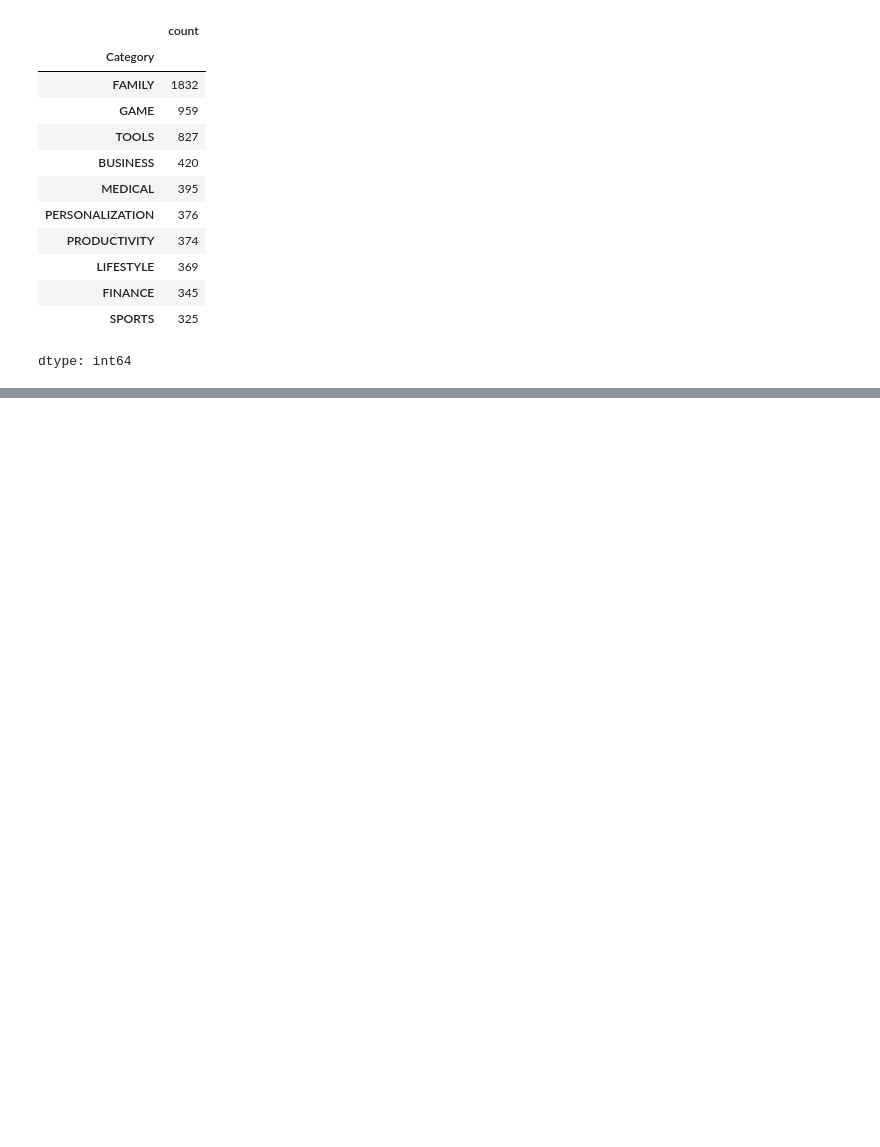
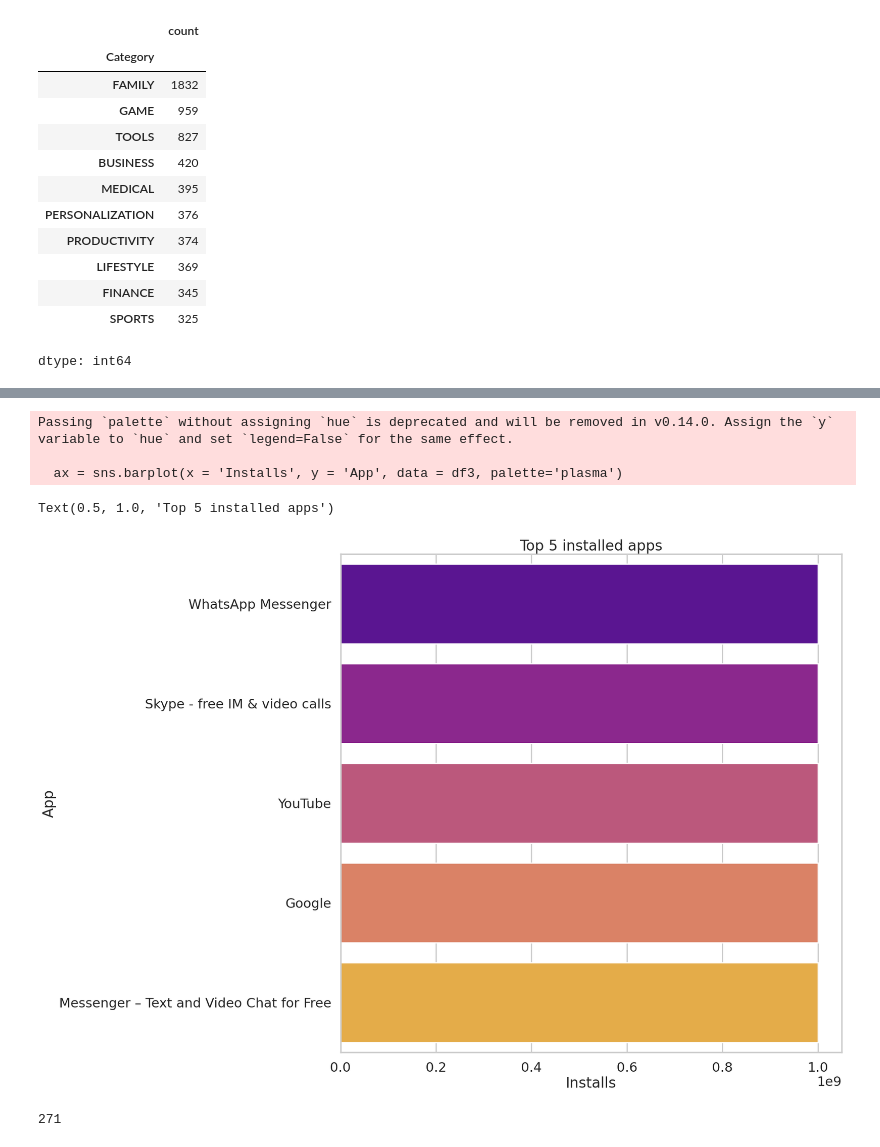
Before and after one commit to subupkrl/Python, a Jupyter notebook: EDA_Of_google_playstore.ipynb, the cells around one changed output, grey strips where cells are left out. Drawn from its saved outputs; the diff is of its cells as text; code cells hidden in the pictures; blank space fills up the shorter version.

```diff
--- a/EDA_Of_google_playstore.ipynb
+++ b/EDA_Of_google_playstore.ipynb
@@ -185,0 +194,17 @@ df.groupby('Category')['Installs'].value_counts().head(10).plot.bar(figsize =(10
+# %%
+#top 5 installed apps
+df_apps_installs = df.groupby('App')['Installs'].sum().sort_values(ascending = False).reset_index()
+df3 = df_apps_installs.head(5)
+plt.figure(figsize=(15,15))
+sns.set_style('whitegrid')
+sns.set_context('poster')
+ax = sns.barplot(x = 'Installs', y = 'App', data = df3, palette='plasma')
+ax.set_xlabel('Installs')
+ax.set_ylabel('App')
+ax.set_title('Top 5 installed apps')
+# %% [output]
+Passing `palette` without assigning `hue` is deprecated and will be removed in v0.14.0. Assign the `y` variable to `hue` and set `legend=False` for the same effect.
+
+  ax = sns.barplot(x = 'Installs', y = 'App', data = df3, palette='plasma')
+Text(0.5, 1.0, 'Top 5 installed apps')
+[figure, added]
@@ -185,0 +216,7 @@ df.groupby('Category')['Installs'].value_counts().head(10).plot.bar(figsize =(10
+# %%
+#application having 5 rating
+rating = df.groupby(['Category','Installs','App'])['Rating'].sum().sort_values(ascending = False).reset_index()
+top_rating_apps= rating[rating.Rating == 5.00]
+print(top_rating_apps.shape[0])
+# %% [output]
+271
```
Also changed, not shown: parts of 4 cells of this notebook.
